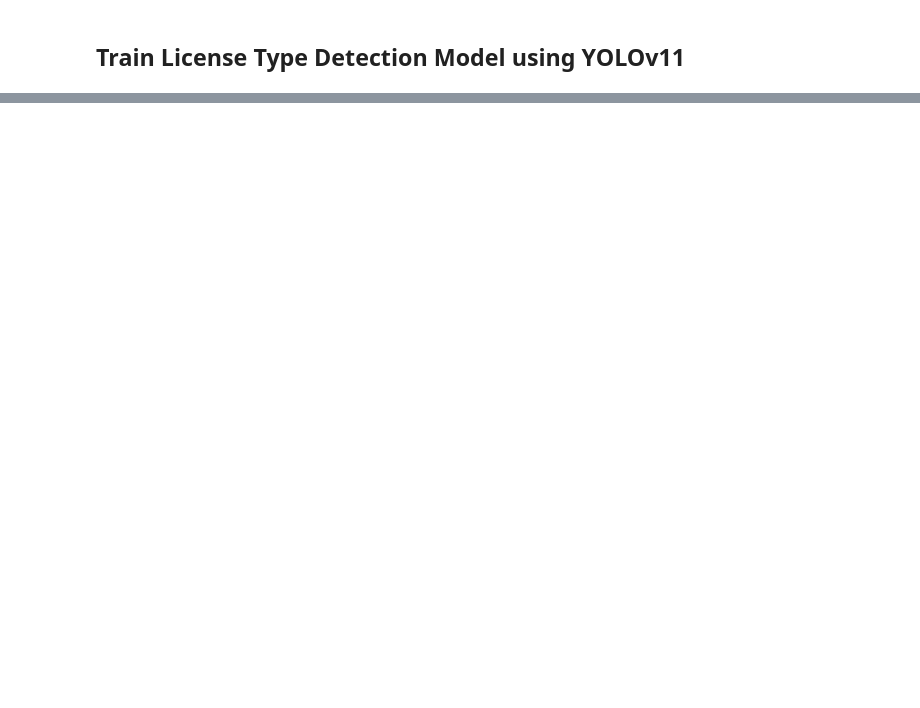
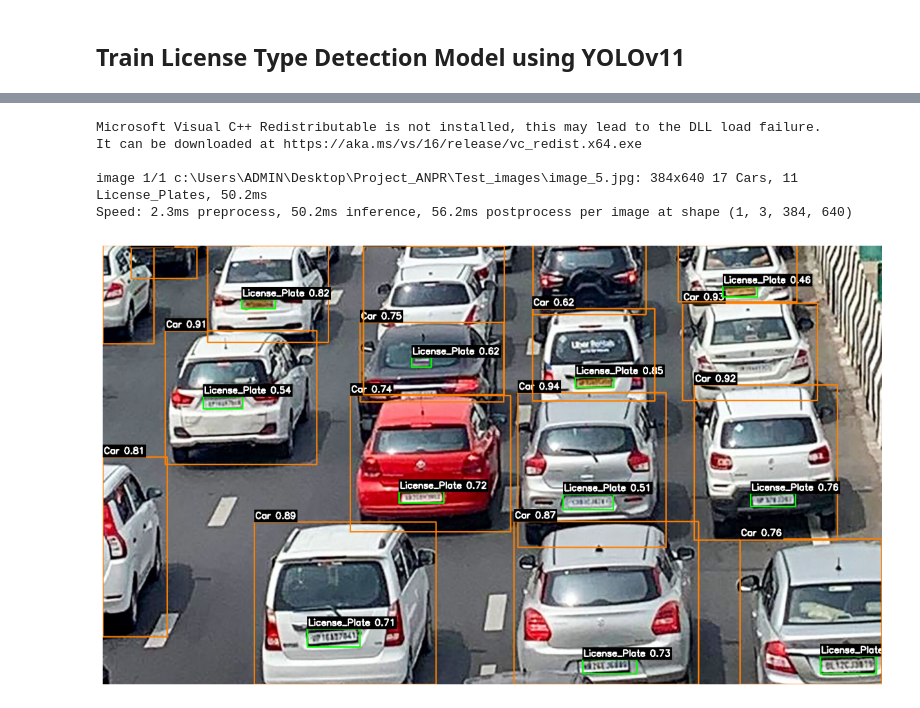
Before and after one commit to AtlantaANPR/project_ANPR, a Jupyter notebook: Train_Vehicle_Type_Detection_Model.ipynb, the cells around one changed output, grey strips where cells are left out. Saved outputs shown, nothing was run; the diff lists cells and outputs as text; code cells hidden in the pictures; blank space fills up the shorter version.

```diff
--- a/Train_Vehicle_Type_Detection_Model.ipynb
+++ b/Train_Vehicle_Type_Detection_Model.ipynb
@@ -119,0 +118,53 @@ Speed: 3.0ms preprocess, 40.1ms inference, 1.2ms postprocess per image at shape
+# %%
+import torch
+import cv2
+import numpy as np
+import matplotlib.pyplot as plt
+from ultralytics import YOLO
+
+# Load model
+model = YOLO("C:\\Users\\ADMIN\\Desktop\\Project_ANPR\\runs\\detect\\train\\weights\\best.pt")
+
+# Load image
+image_path = "Test_images\image_5.jpg"
+results = model(image_path)
+
+# Load and convert image
+image = cv2.imread(image_path)
+image = cv2.cvtColor(image, cv2.COLOR_BGR2RGB)
+
+# Optional: define colors for different classes (only one here, but scalable)
+COLORS = [(0, 255, 0), (255, 0, 0), (0, 128, 255), (255, 128, 0)]
+
+for result in results:
+    for box in result.boxes:
+        x1, y1, x2, y2 = map(int, box.xyxy[0])
+        conf = float(box.conf[0])
+        cls = int(box.cls[0])
+        label = f"{model.names[cls]} {conf:.2f}"
+
+        # Draw bounding box
+        color = COLORS[cls % len(COLORS)]
+        cv2.rectangle(image, (x1, y1), (x2, y2), color, 2)
+
+        # Create a filled rectangle for the label background
+        (w, h), _ = cv2.getTextSize(label, cv2.FONT_HERSHEY_SIMPLEX, 0.6, 1)
+        label_bg_color = (0, 0, 0)
+        cv2.rectangle(image, (x1, y1 - 25), (x1 + w + 4, y1), label_bg_color, -1)
+
+        # Put label text above the box
+        cv2.putText(image, label, (x1 + 2, y1 - 7), cv2.FONT_HERSHEY_SIMPLEX, 0.6, (255, 255, 255), 2)
+
+# Show the result
+plt.figure(figsize=(12, 8))
+plt.imshow(image)
+plt.axis("off")
+plt.tight_layout()
+plt.show()
+# %% [output]
+Microsoft Visual C++ Redistributable is not installed, this may lead to the DLL load failure.
+It can be downloaded at https://aka.ms/vs/16/release/vc_redist.x64.exe
+
+image 1/1 c:\Users\ADMIN\Desktop\Project_ANPR\Test_images\image_5.jpg: 384x640 17 Cars, 11 License_Plates, 50.2ms
+Speed: 2.3ms preprocess, 50.2ms inference, 56.2ms postprocess per image at shape (1, 3, 384, 640)
+[figure, added]
```
Also changed, not shown: parts of 3 cells of this notebook, 30 other files.
